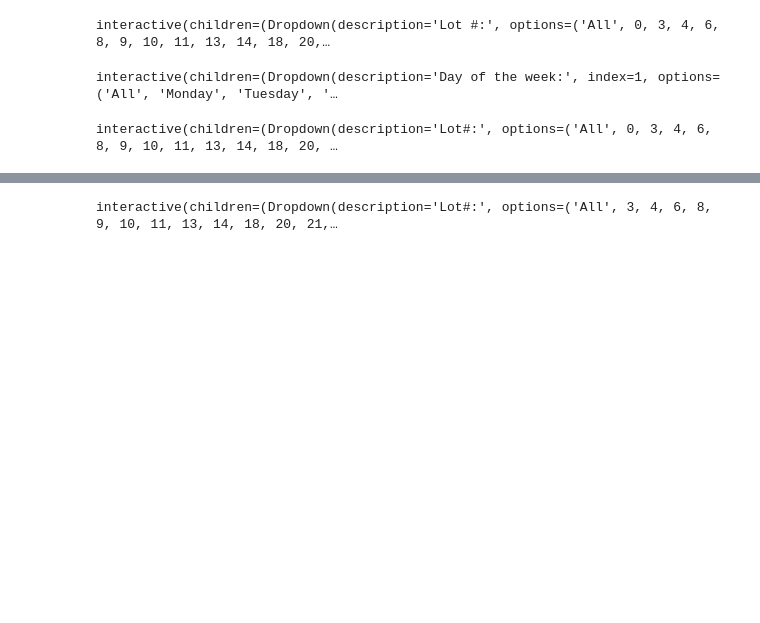
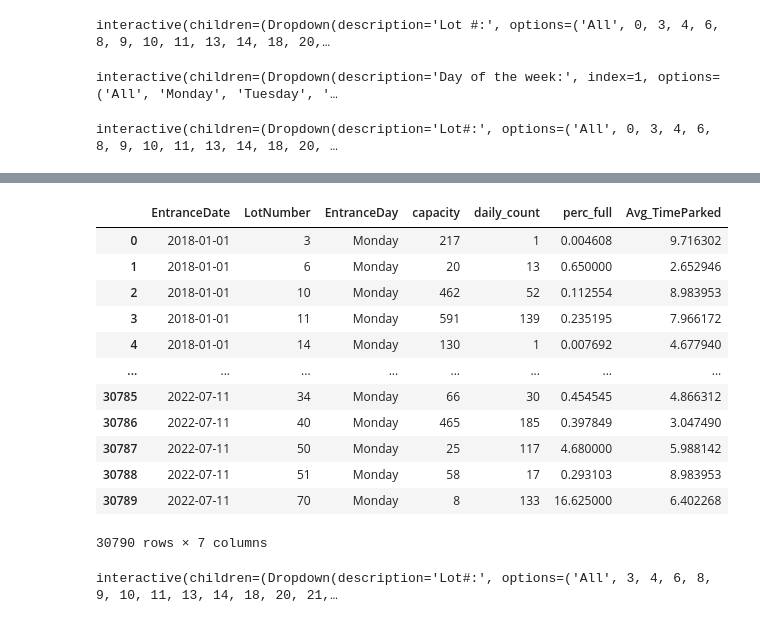
Before and after one commit to jacobbp25/Group5Project, a Jupyter notebook: Parking_m.ipynb, the cells around one changed output, grey strips where cells are left out. Cells and saved outputs as stored; diff of their text form; code cells hidden in the pictures; blank space fills up the shorter version.

Commit message:
updated final widget with averages

```diff
--- a/Parking_m.ipynb
+++ b/Parking_m.ipynb
@@ -325,3 +241,7 @@ i = interactive(change_a, l = w_lot_combo, d = w_dow_combo)
 display(i)
 # %% [output]
 interactive(children=(Dropdown(description='Lot#:', options=('All', 0, 3, 4, 6, 8, 9, 10, 11, 13, 14, 18, 20, …
+# %%
+# Bringing the lot capacity into the vtrans data frame as df = lottime
+lottime = vtrans
+lottime
@@ -327,0 +262,51 @@ interactive(children=(Dropdown(description='Lot#:', options=('All', 0, 3, 4, 6,
+# %%
+# name columns that want to group by
+lotcols = ['LotNumber','EntranceDate', 'EntranceDay']
+
+# set new dataframe lottime1 to the lotcols list
+lottime1 = lottime.reindex(columns=lotcols)
+
+# drop na columns to omit missing data
+lottime1.dropna()
+
+#group by daily counts at each lot
+lottime1['daily_count'] = lottime1.groupby(['LotNumber', 'EntranceDate', 'EntranceDay']).EntranceDate.transform('count')
+
+# drop duplicates as way to reset index
+lottime1 = lottime1.drop_duplicates()
+
+# join capacity column back into df
+lottime1 = pd.merge(lottime1, capacity, on ="LotNumber")
+
+# get percentage of fill for the lot
+lottime1['perc_full'] = lottime1['daily_count']/lottime1['capacity']
+
+# average time parked per lot per day
+lottime1['Avg_TimeParked'] = lottime.groupby(['EntranceDate','LotNumber','EntranceDay'])['TimeParked'].transform('mean')
+
+# reorder columns for more suitable look
+lt1_cols = ['EntranceDate','LotNumber', 'EntranceDay','capacity','daily_count', 'perc_full', 'Avg_TimeParked']
+
+lottime1 = lottime1.reindex(columns=lt1_cols)
+
+# order by entrance date and lot number to clean look in dataframe and widget
+lottime1 = lottime1.sort_values(by=['EntranceDate','LotNumber'])
+
+lottime1 = lottime1.reset_index(drop=True)
+
+# return data frame
+lottime1
+# %% [output]
+|  | EntranceDate | LotNumber | EntranceDay | capacity | daily_count | perc_full | Avg_TimeParked |
+| 0 | 2018-01-01 | 3 | Monday | 217 | 1 | 0.004608 | 9.716302 |
+| 1 | 2018-01-01 | 6 | Monday | 20 | 13 | 0.650000 | 2.652946 |
+| 2 | 2018-01-01 | 10 | Monday | 462 | 52 | 0.112554 | 8.983953 |
+| 3 | 2018-01-01 | 11 | Monday | 591 | 139 | 0.235195 | 7.966172 |
+| 4 | 2018-01-01 | 14 | Monday | 130 | 1 | 0.007692 | 4.677940 |
+| ... | ... | ... | ... | ... | ... | ... | ... |
+| 30785 | 2022-07-11 | 34 | Monday | 66 | 30 | 0.454545 | 4.866312 |
+| 30786 | 2022-07-11 | 40 | Monday | 465 | 185 | 0.397849 | 3.047490 |
+| 30787 | 2022-07-11 | 50 | Monday | 25 | 117 | 4.680000 | 5.988142 |
+| 30788 | 2022-07-11 | 51 | Monday | 58 | 17 | 0.293103 | 8.983953 |
+| 30789 | 2022-07-11 | 70 | Monday | 8 | 133 | 16.625000 | 6.402268 |
+30790 rows × 7 columns
```
Also changed, not shown: parts of 8 cells of this notebook.
